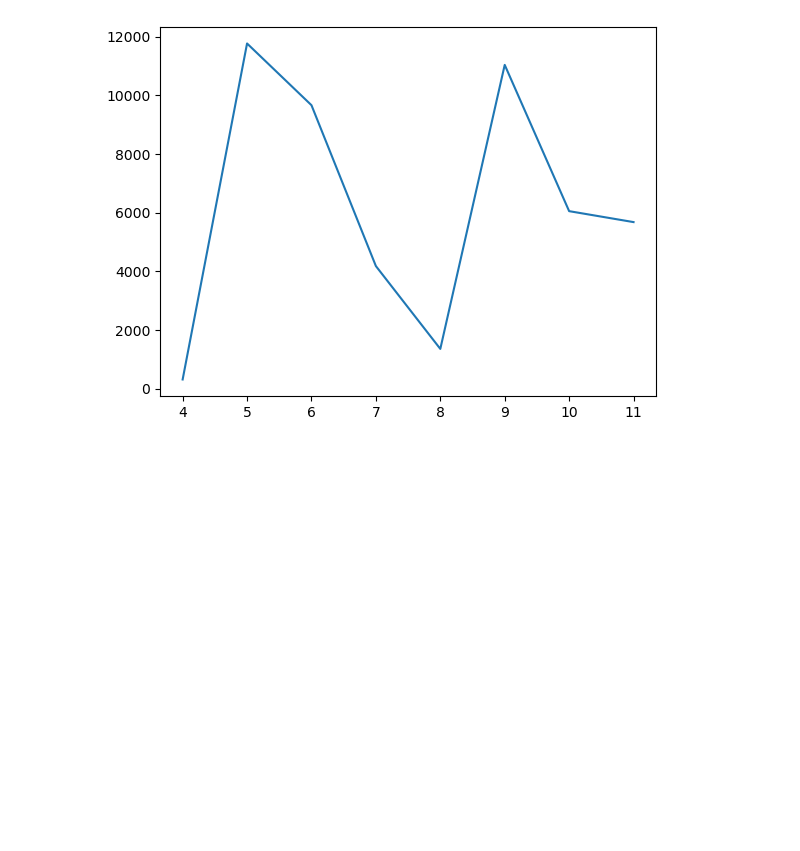
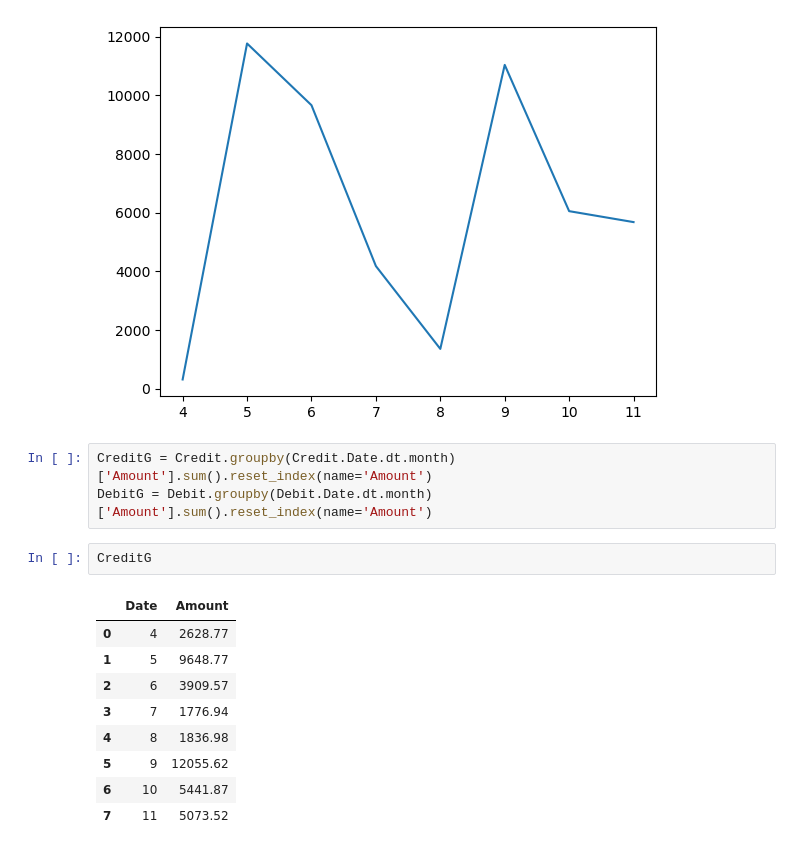
Before and after one commit to PAndrewTurner/FinPulse, a Jupyter notebook: Spending Prediction.ipynb, the cells around one changed output. Saved outputs shown, nothing was run; the diff lists cells and outputs as text; blank space fills up the shorter version.

```diff
--- a/Spending Prediction.ipynb
+++ b/Spending Prediction.ipynb
@@ -233,3 +246,18 @@ plt.plot(DebitGrouped)
 # %% [output]
 [<matplotlib.lines.Line2D at 0x...>]
 [figure]
+# %%
+CreditG = Credit.groupby(Credit.Date.dt.month)['Amount'].sum().reset_index(name='Amount')
+DebitG = Debit.groupby(Debit.Date.dt.month)['Amount'].sum().reset_index(name='Amount')
+# %%
+CreditG
+# %% [output]
+|  | Date | Amount |
+| 0 | 4 | 2628.77 |
+| 1 | 5 | 9648.77 |
+| 2 | 6 | 3909.57 |
+| 3 | 7 | 1776.94 |
+| 4 | 8 | 1836.98 |
+| 5 | 9 | 12055.62 |
+| 6 | 10 | 5441.87 |
+| 7 | 11 | 5073.52 |
```
Also changed, not shown: parts of 12 cells of this notebook.
